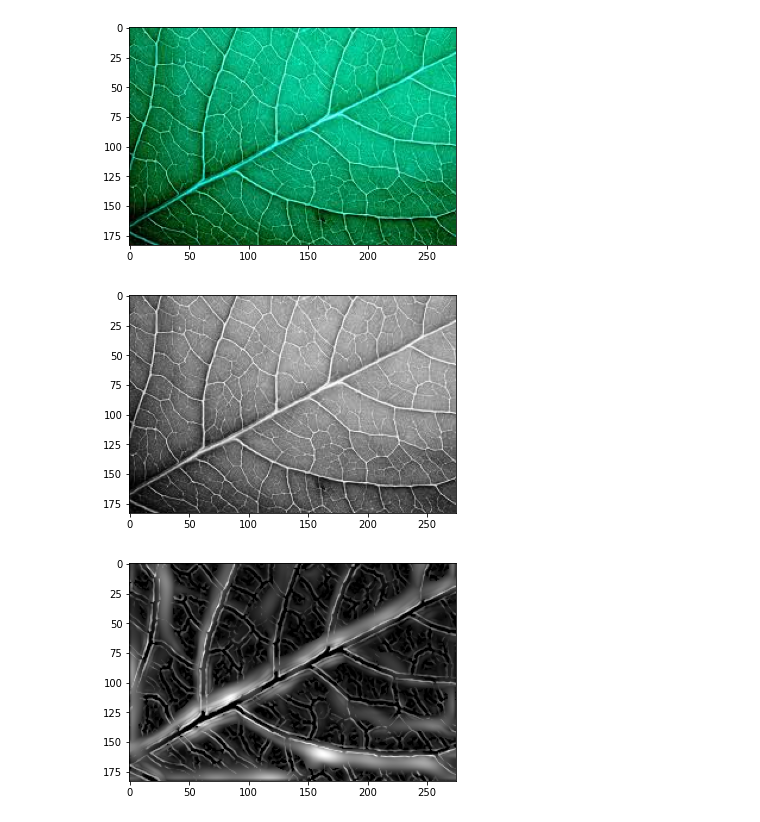
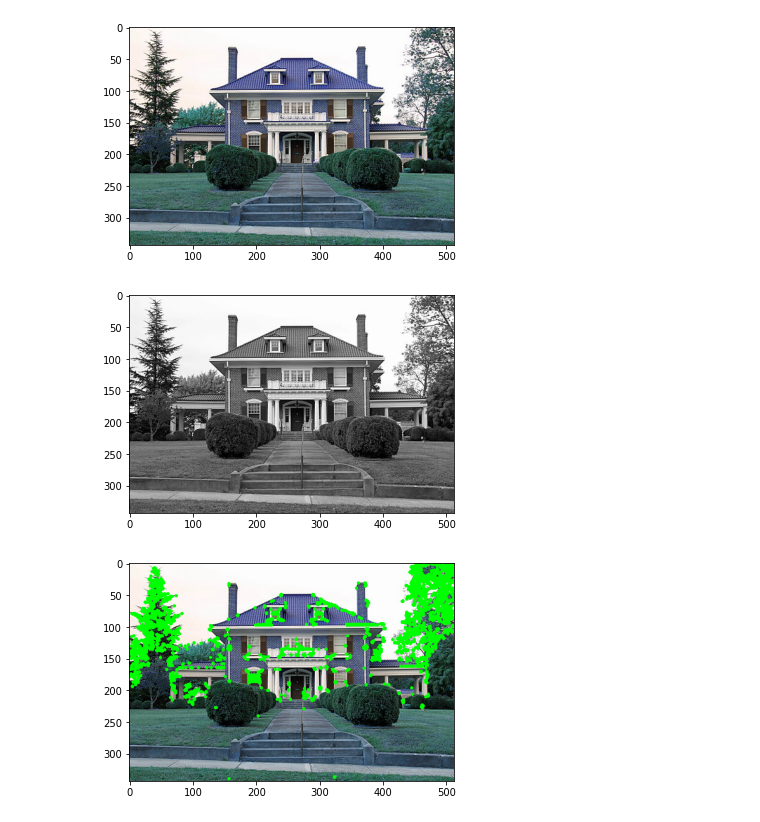
Before and after one commit to gsc2001/Vizually, a Jupyter notebook: vizually/core/tester.ipynb, the cells around one changed output. Drawn from its saved outputs; the diff is of its cells as text; code cells hidden in the pictures.

Commit message:
Added Corner Detection and Gaussian Blur Functionality

```diff
--- a/vizually/core/tester.ipynb
+++ b/vizually/core/tester.ipynb
@@ -13,16 +16,16 @@ def imshow(image: np.array, cmap=None):
 # %%
 from models.image import Image
 from skimage.filters import meijering, sato, frangi, hessian
 
 # load the image
-image = Image(path='../data/images/ridgeDetector_test.jpeg')
+image = Image(path='../data/images/house.jpg')
 image.load()
 imshow(image.img)
 gray = cv2.cvtColor(image.img, cv2.COLOR_BGR2GRAY)
 imshow(gray, "gray")
 # %% [output]
-[figure, old version]
+[figure, new version]
-[figure, old version]
+[figure, new version]
 # %%
 # import your func
 # from modules.thresholding import threshHandler
@@ -32,8 +35,8 @@ from modules.otsuThresholding import OstuThresholdingHandler
 from modules.AdaptiveThresholding import adaptiveThresholdingHandler
 from modules.averageBlur import averageBlurringHandler
 from modules.bilateralBlur import bilateralBlurringHandler
-from modules.ridgeDetector import ridgeDetectorHandler
-
+from modules.gaussianBlur import gaussianBlurringHandler
+from modules.cornerDetection import cornerDetectionHandler
 
 # imshow(threshHandler(image, {'threshold_value': 150}).img, cmap='gray')
 # imshow(histogramManipulationHandler(image, {'contrast_limit': 1}).img, cmap='gray')
@@ -42,6 +45,7 @@ from modules.ridgeDetector import ridgeDetectorHandler
 # imshow(sharpenHandler(image, {'kernel_size': 7, 'strength': 0}).img, cmap='gray')
 # imshow(averageBlurringHandler(image, {'Blur amount': 5}).img, cmap='gray')
 # imshow(bilateralBlurringHandler(image, {}).img, cmap='gray')
-imshow(ridgeDetectorHandler(image, {}).img, cmap='gray')
+# imshow(gaussianBlurringHandler(image, {'sigma': 0}).img, cmap='gray')
+imshow(cornerDetectionHandler(image, {'kernel_size': 5, 'sharpen_strength': 1}).img, cmap='gray')
 # %% [output]
-[figure, old version]
+[figure, new version]
```
Also changed, not shown: parts of 1 cell of this notebook, 8 other files.
